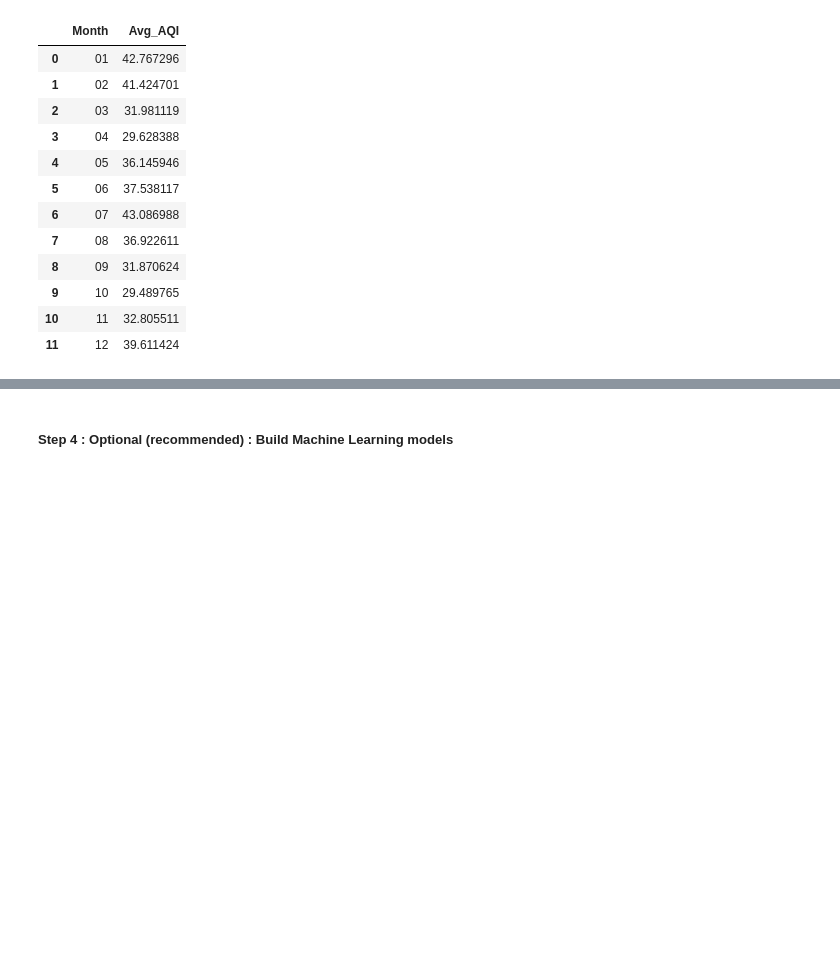
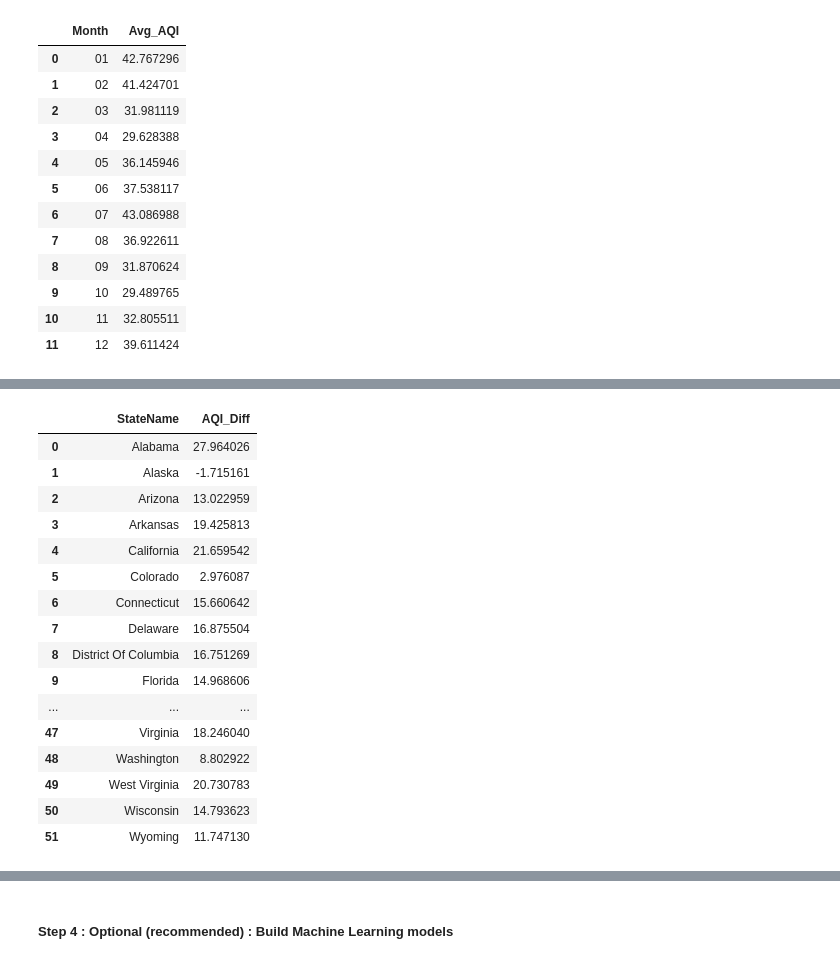
Before and after one commit to kirthan18/DBMS, a Jupyter notebook: Data Analysis/AQI_Analysis.ipynb, the cells around one changed output, grey strips where cells are left out. Saved outputs shown, nothing was run; the diff lists cells and outputs as text; code cells hidden in the pictures; blank space fills up the shorter version.

```diff
--- a/Data Analysis/AQI_Analysis.ipynb
+++ b/Data Analysis/AQI_Analysis.ipynb
@@ -187,0 +222,26 @@ High five! You successfuly sent some data to your account on plotly. View your p
+# %%
+# Query 4 - Change in AQI from 1999 to 2015
+aqi_diff = pd.read_sql_query("""SELECT Temp1.StateName, Temp1.AQI_1999 - Temp2.AQI_2015 AS AQI_Diff FROM
+    (SELECT StateName, AVG(AQI) AS AQI_1999 FROM data WHERE SUBSTR(DateLocal, 1, 4) = '1999' GROUP BY StateName) AS Temp1,
+    (SELECT StateName, AVG(AQI) AS AQI_2015 FROM data WHERE SUBSTR(DateLocal, 1, 4) = '2015' GROUP BY StateName) AS Temp2
+WHERE Temp1.StateName = Temp2.StateName""", db_conn)
+
+display(aqi_diff)
+# %% [output]
+|  | StateName | AQI_Diff |
+| 0 | Alabama | 27.964026 |
+| 1 | Alaska | -1.715161 |
+| 2 | Arizona | 13.022959 |
+| 3 | Arkansas | 19.425813 |
+| 4 | California | 21.659542 |
+| 5 | Colorado | 2.976087 |
+| 6 | Connecticut | 15.660642 |
+| 7 | Delaware | 16.875504 |
+| 8 | District Of Columbia | 16.751269 |
+| 9 | Florida | 14.968606 |
+| ... | ... | ... |
+| 47 | Virginia | 18.246040 |
+| 48 | Washington | 8.802922 |
+| 49 | West Virginia | 20.730783 |
+| 50 | Wisconsin | 14.793623 |
+| 51 | Wyoming | 11.747130 |
```
Also changed, not shown: parts of 6 cells of this notebook.
